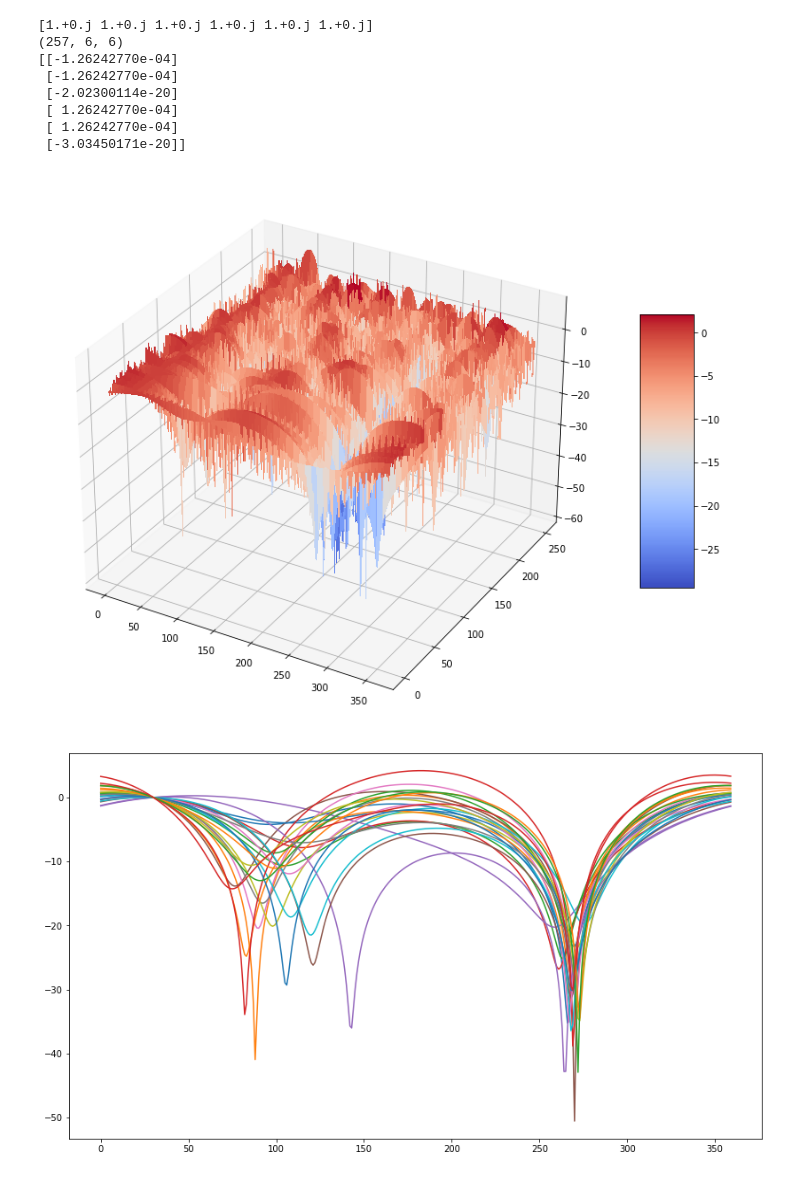
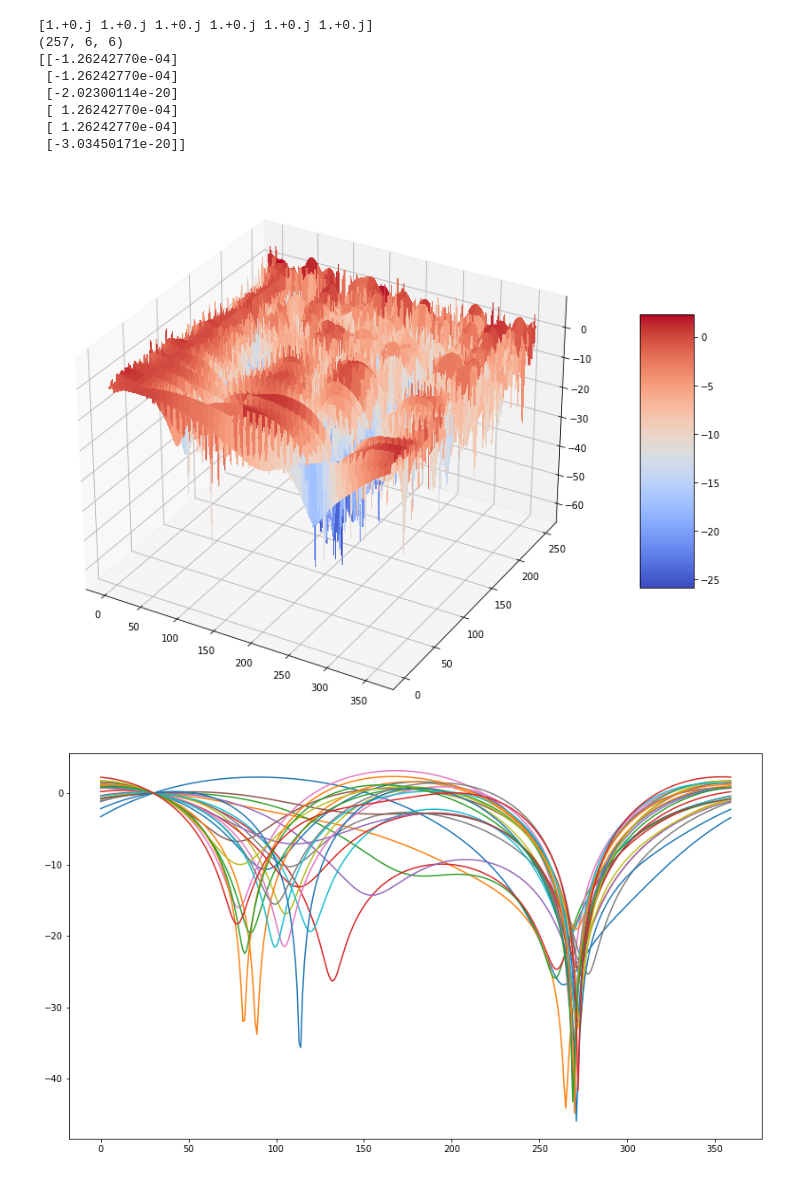
Before and after one commit to wangwei2009/DistantSpeech, a Jupyter notebook: example/mvdr.ipynb, the cells around one changed output. Cells and saved outputs as stored; diff of their text form; code cells hidden in the pictures.

```diff
--- a/example/mvdr.ipynb
+++ b/example/mvdr.ipynb
@@ -46,7 +46,7 @@ The RT60 is 83 ms
 (257, 787, 6)
 [figure]
 # %%
-Rvv = np.zeros((M,M, half_bin), dtype=complex)
+Rvv = np.zeros((half_bin,M,M), dtype=complex)
 Ryy = np.zeros((M,M, half_bin), dtype=complex)
 Rxx = np.zeros((M,M, half_bin), dtype=complex)
 xi = np.zeros((frame_num, half_bin))
@@ -64,46 +64,46 @@ for n  in range(init_frame):
     psd_yy = np.einsum('ij,il->ijl', y, y.conj()) # [freq, M,M]
     if n == 0:
         print(psd_yy.shape)
-    Rvv = Rvv + np.transpose(psd_yy, (1, 2, 0))
+    Rvv = Rvv + psd_yy
 
 Rvv = Rvv/init_frame
+Rvv_inv = np.linalg.inv(Rvv)
 
 w = np.zeros((M,half_bin),dtype=complex)
 w_n = np.zeros((M, half_bin),dtype=complex)
 for k in range(half_bin):
-    Rvv_inv = np.linalg.inv(Rvv[:, :, k])
-    w[:, k:k+1] = Rvv_inv @ steer_vector[:, k:k+1]/(steer_vector[:, k:k+1].conj().T@Rvv_inv@steer_vector[:, k:k+1])
+    w[:, k:k+1] = Rvv_inv[k] @ steer_vector[:, k:k+1]/(steer_vector[:, k:k+1].conj().T@Rvv_inv[k]@steer_vector[:, k:k+1])
 
 beamformer_obj = beamformer(mic=mic_array, frame_len=512)
 beamout = beamformer_obj.compute_beampattern(mic_array, weights=w)
 tau = compute_tau(mic_array, np.array([30 * np.pi / 180, 0]))
 print(tau)
 mesh(beamout[:, 2:-2].T)
 
 plt.figure(figsize=(14, 8))
 plt.plot(beamout[:, 8:32])
 plt.show()
 # plt.plot(beamout[:, 30:33])
 
 u = np.zeros((M,1))
 u[0,0] = 1
 alpha_yy = 0.85
 for n in range(frame_num):
     y = D[:, n, :] # [F,M]
     for k in range(half_bin):
         Yout[k, n] = w[:, k:k+1].conj().T@y[k, :].T
 
 yout = transform.istft(Yout)
 audiowrite('output_mvdr.wav', yout)
 visual(array_data[0], yout)
 # %% [output]
 [1.+0.j 1.+0.j 1.+0.j 1.+0.j 1.+0.j 1.+0.j]
 (257, 6, 6)
 [[-1.26242770e-04]
  [-1.26242770e-04]
  [-2.02300114e-20]
  [ 1.26242770e-04]
  [ 1.26242770e-04]
  [-3.03450171e-20]]
-[figure, old version]
+[figure, new version]
-[figure, old version]
+[figure, new version]
```
Also changed, not shown: parts of 3 cells of this notebook.
